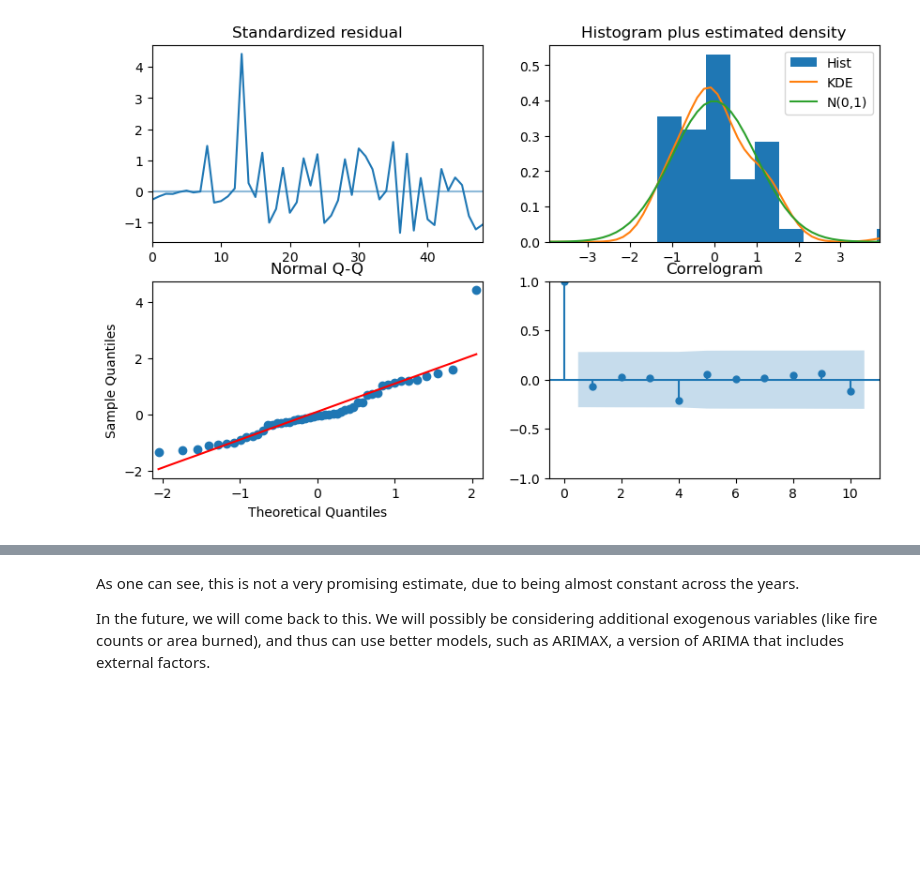
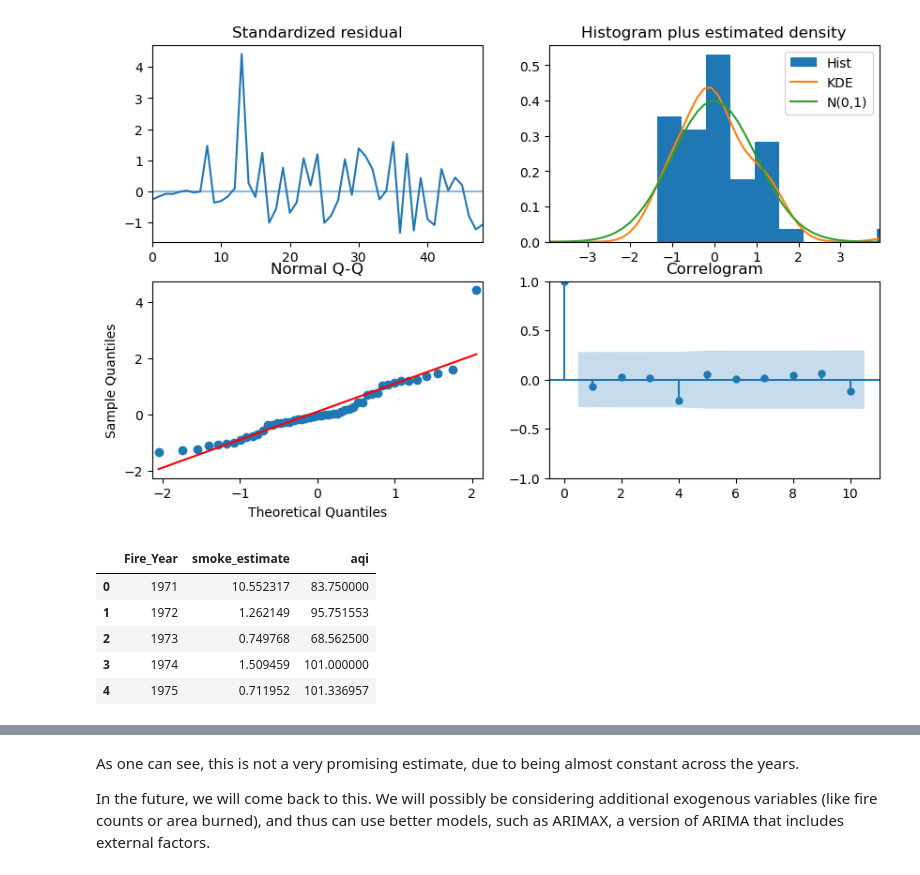
Before and after one commit to himanshunaidu/data512_project, a Jupyter notebook: wildfire_data_analysis.ipynb, the cells around one changed output, grey strips where cells are left out. Drawn from its saved outputs; the diff is of its cells as text; code cells hidden in the pictures; blank space fills up the shorter version.

```diff
--- a/wildfire_data_analysis.ipynb
+++ b/wildfire_data_analysis.ipynb
@@ -192,6 +192,15 @@ ARIMA_model.plot_diagnostics(figsize=(10, 6))
 plt.show()
 # %% [output]
 [figure]
+# %%
+all_estimates_df.head()
+# %% [output]
+|  | Fire_Year | smoke_estimate | aqi |
+| 0 | 1971 | 10.552317 | 83.750000 |
+| 1 | 1972 | 1.262149 | 95.751553 |
+| 2 | 1973 | 0.749768 | 68.562500 |
+| 3 | 1974 | 1.509459 | 101.000000 |
+| 4 | 1975 | 0.711952 | 101.336957 |
 # %%
 # Forecast future values for the next 25 years
 forecast, conf_int = ARIMA_model.predict(n_periods=25, return_conf_int=True)
```
Also changed, not shown: parts of 1 cell of this notebook, 2 other files.
